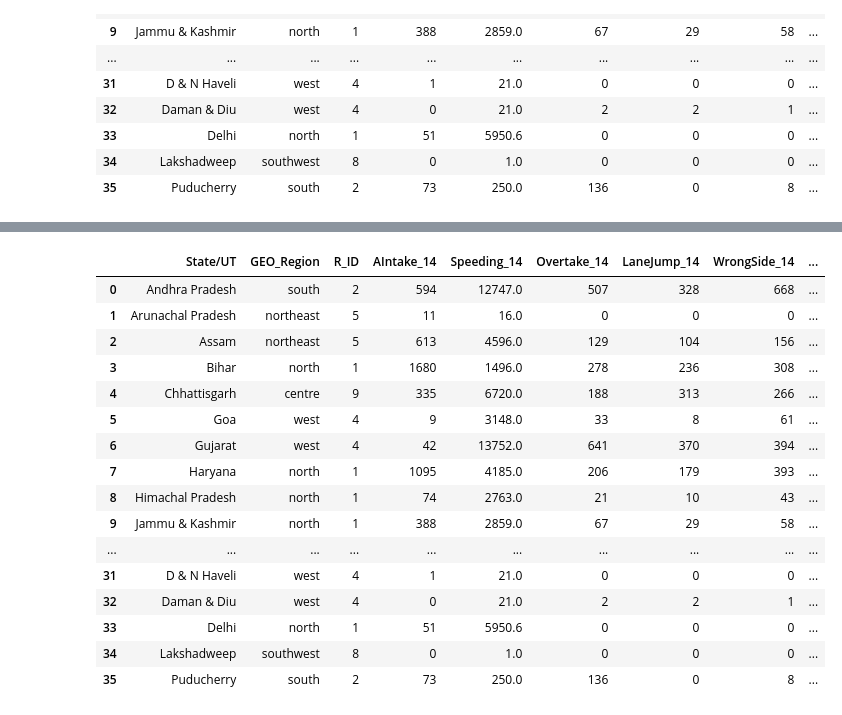
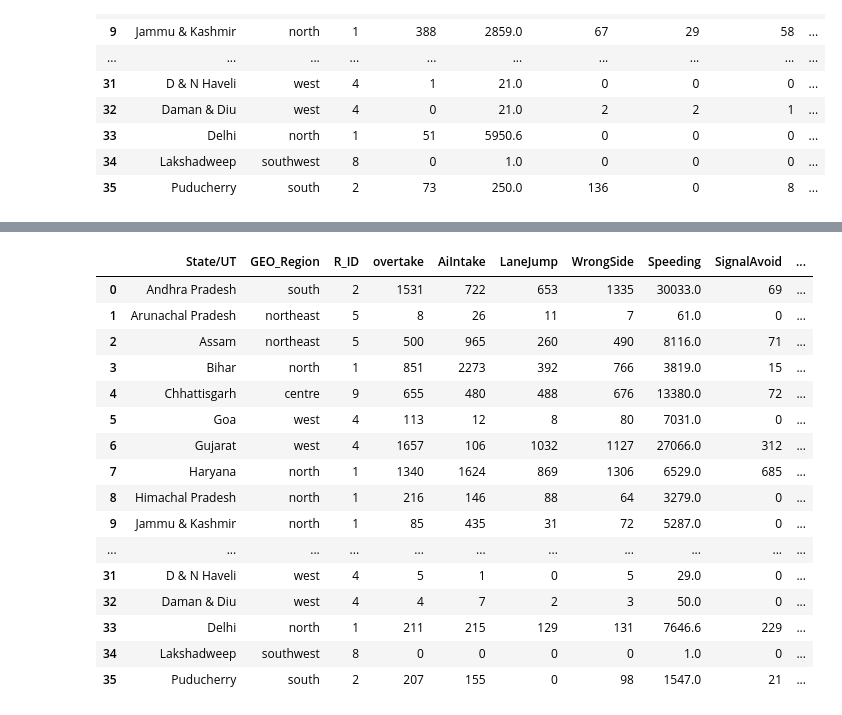
Before and after one commit to janvidixit3344/Accident_ROAD, a Jupyter notebook: analysis3.ipynb, the cells around one changed output, grey strips where cells are left out. Saved outputs shown, nothing was run; the diff lists cells and outputs as text; code cells hidden in the pictures.

```diff
--- a/analysis3.ipynb
+++ b/analysis3.ipynb
@@ -175,0 +242,4 @@ driver_response
+# %%
+driver_response['WrongSide'] = driver_response['WrongSide_16'] + driver_response['WrongSide_14']
+driver_response.drop(columns=['WrongSide_16','WrongSide_14'], inplace=True)
+driver_response
@@ -175,0 +264,4 @@ driver_response
+# %%
+driver_response['Speeding'] = driver_response['Sppeding_16'] + driver_response['Speeding_14']
+driver_response.drop(columns=['Sppeding_16','Speeding_14'], inplace=True)
+driver_response
@@ -175,0 +286,4 @@ driver_response
+# %%
+driver_response['SignalAvoid'] = driver_response['SignalAvoid_16'] + driver_response['SignalAvoid_14']
+driver_response.drop(columns=['SignalAvoid_16','SignalAvoid_14'], inplace=True)
+driver_response
@@ -175,0 +308,4 @@ driver_response
+# %%
+driver_response['Others'] = driver_response['Others_16'] + driver_response['Others_14']
+driver_response.drop(columns=['Others_16','Others_14'], inplace=True)
+driver_response
@@ -176,22 +330,22 @@ driver_response
 # %%
-driver_response['sleep'] = driver_response['Sleeping_16'] + driver_response['Sleep_14']
+driver_response['Sleeping'] = driver_response['Sleeping_16'] + driver_response['Sleep_14']
 driver_response.drop(columns=['Sleeping_16','Sleep_14'], inplace=True)
 driver_response
 # %% [output]
-|  | State/UT | GEO_Region | R_ID | AIntake_14 | Speeding_14 | Overtake_14 | LaneJump_14 | WrongSide_14 | ... |
-| 0 | Andhra Pradesh | south | 2 | 594 | 12747.0 | 507 | 328 | 668 | ... |
-| 1 | Arunachal Pradesh | northeast | 5 | 11 | 16.0 | 0 | 0 | 0 | ... |
-| 2 | Assam | northeast | 5 | 613 | 4596.0 | 129 | 104 | 156 | ... |
-| 3 | Bihar | north | 1 | 1680 | 1496.0 | 278 | 236 | 308 | ... |
-| 4 | Chhattisgarh | centre | 9 | 335 | 6720.0 | 188 | 313 | 266 | ... |
-| 5 | Goa | west | 4 | 9 | 3148.0 | 33 | 8 | 61 | ... |
-| 6 | Gujarat | west | 4 | 42 | 13752.0 | 641 | 370 | 394 | ... |
-| 7 | Haryana | north | 1 | 1095 | 4185.0 | 206 | 179 | 393 | ... |
-| 8 | Himachal Pradesh | north | 1 | 74 | 2763.0 | 21 | 10 | 43 | ... |
-| 9 | Jammu & Kashmir | north | 1 | 388 | 2859.0 | 67 | 29 | 58 | ... |
-| ... | ... | ... | ... | ... | ... | ... | ... | ... | ... |
-| 31 | D & N Haveli | west | 4 | 1 | 21.0 | 0 | 0 | 0 | ... |
-| 32 | Daman & Diu | west | 4 | 0 | 21.0 | 2 | 2 | 1 | ... |
-| 33 | Delhi | north | 1 | 51 | 5950.6 | 0 | 0 | 0 | ... |
-| 34 | Lakshadweep | southwest | 8 | 0 | 1.0 | 0 | 0 | 0 | ... |
-| 35 | Puducherry | south | 2 | 73 | 250.0 | 136 | 0 | 8 | ... |
+|  | State/UT | GEO_Region | R_ID | overtake | AiIntake | LaneJump | WrongSide | Speeding | SignalAvoid | ... |
+| 0 | Andhra Pradesh | south | 2 | 1531 | 722 | 653 | 1335 | 30033.0 | 69 | ... |
+| 1 | Arunachal Pradesh | northeast | 5 | 8 | 26 | 11 | 7 | 61.0 | 0 | ... |
+| 2 | Assam | northeast | 5 | 500 | 965 | 260 | 490 | 8116.0 | 71 | ... |
+| 3 | Bihar | north | 1 | 851 | 2273 | 392 | 766 | 3819.0 | 15 | ... |
+| 4 | Chhattisgarh | centre | 9 | 655 | 480 | 488 | 676 | 13380.0 | 72 | ... |
+| 5 | Goa | west | 4 | 113 | 12 | 8 | 80 | 7031.0 | 0 | ... |
+| 6 | Gujarat | west | 4 | 1657 | 106 | 1032 | 1127 | 27066.0 | 312 | ... |
+| 7 | Haryana | north | 1 | 1340 | 1624 | 869 | 1306 | 6529.0 | 685 | ... |
+| 8 | Himachal Pradesh | north | 1 | 216 | 146 | 88 | 64 | 3279.0 | 0 | ... |
+| 9 | Jammu & Kashmir | north | 1 | 85 | 435 | 31 | 72 | 5287.0 | 0 | ... |
+| ... | ... | ... | ... | ... | ... | ... | ... | ... | ... | ... |
+| 31 | D & N Haveli | west | 4 | 5 | 1 | 0 | 5 | 29.0 | 0 | ... |
+| 32 | Daman & Diu | west | 4 | 4 | 7 | 2 | 3 | 50.0 | 0 | ... |
+| 33 | Delhi | north | 1 | 211 | 215 | 129 | 131 | 7646.6 | 229 | ... |
+| 34 | Lakshadweep | southwest | 8 | 0 | 0 | 0 | 0 | 1.0 | 0 | ... |
+| 35 | Puducherry | south | 2 | 207 | 155 | 0 | 98 | 1547.0 | 21 | ... |
```
Also changed, not shown: parts of 7 cells of this notebook, 1 other file.
